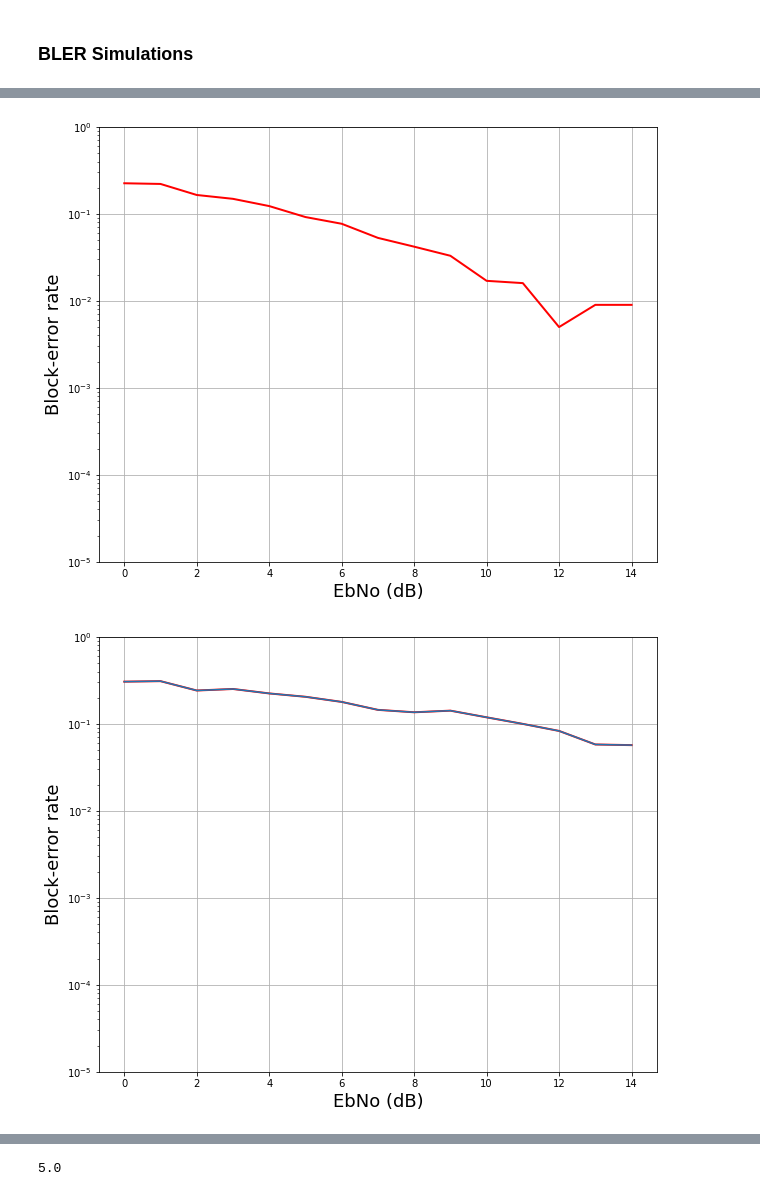
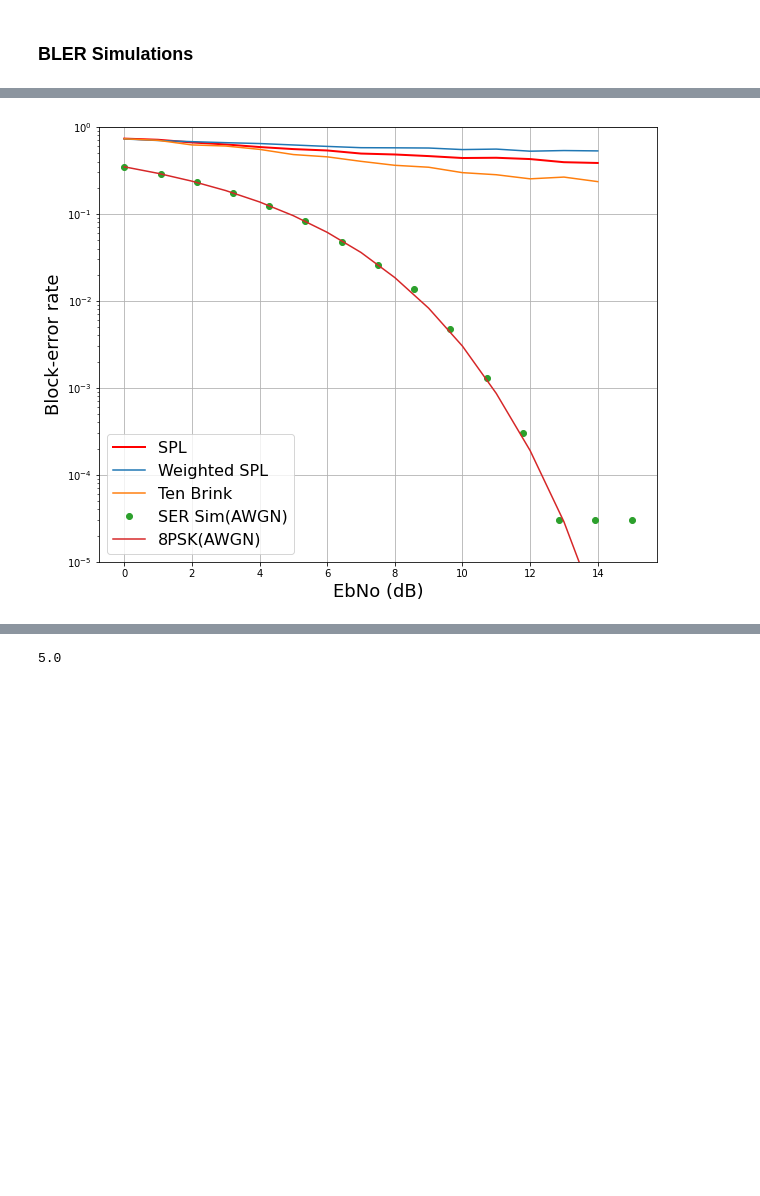
Before and after one commit to neelabhro/Deep-Learning-based-Wireless-Communications, a Jupyter notebook: SPL_uw|SPL_w|TB.ipynb, the cells around one changed output, grey strips where cells are left out. Saved outputs shown, nothing was run; the diff lists cells and outputs as text; code cells hidden in the pictures; blank space fills up the shorter version.

Commit message:
BLER Fixes complete

```diff
--- a/SPL_uw|SPL_w|TB.ipynb
+++ b/SPL_uw|SPL_w|TB.ipynb
@@ -86,5 +86,5 @@ print(s_ind)
 # %%
-k = 3       # Number of information bits per message, i.e., M=2**k
+k = 8       # Number of information bits per message, i.e., M=2**k
 n = 4       # Number of real channel uses per message
 seed = 2    # Seed RNG reproduce identical results
 # %% [markdown]
@@ -420,8 +426,8 @@ class AE(object):
         '''
         BLER = np.zeros_like(ebnodbs)
         for i in range(iterations):
-          for ebnodb in ebnodbs:
-            print(s, batch_size, ebnodb)
+          #for ebnodb in ebnodbs:
+            #print(s, batch_size, ebnodb)
           bler = np.array([self.sess.run(self.vars['bler'],
                             feed_dict=self.gen_e2e_feed_dict(batch_size, np.transpose(np.tile(np.ones(1000)*ebnodb, (2,2,1))), s, lr=0)) for ebnodb in ebnodbs])
 
@@ -753,8 +759,8 @@ class AE_Weighted(object):
         '''
         BLER = np.zeros_like(ebnodbs)
         for i in range(iterations):
-          for ebnodb in ebnodbs:
-            print(s, batch_size, ebnodb)
+          #for ebnodb in ebnodbs:
+            #print(s, batch_size, ebnodb)
           bler = np.array([self.sess.run(self.vars['bler'],
                             feed_dict=self.gen_e2e_feed_dict(batch_size, np.transpose(np.tile(np.ones(1000)*ebnodb, (2,2,1))), s, lr=0)) for ebnodb in ebnodbs])
 
@@ -1070,8 +1076,8 @@ class AE_Tb(object):
         '''
         BLER = np.zeros_like(ebnodbs)
         for i in range(iterations):
-          for ebnodb in ebnodbs:
-            print(s, batch_size, ebnodb)
+          #for ebnodb in ebnodbs:
+            #print(s, batch_size, ebnodb)
           bler = np.array([self.sess.run(self.vars['bler'],
                             feed_dict=self.gen_e2e_feed_dict(batch_size, np.transpose(np.tile(np.ones(1000)*ebnodb, (2,2,1))), s, lr=0)) for ebnodb in ebnodbs])
 
@@ -1517,11 +1525,11 @@ BLER_8PSK = [0.3478959, 0.2926128, 0.2378847, 0.1854187, 0.1372344, 0.0953536, 0
 blers = ae.bler_sim1(s, ebnodbs, 1000000, 1);
 ae.plot_bler(ebnodbs, blers);
 blers_w = ae_Weighted.bler_sim1(s, ebnodbs, 1000000, 1);
-ae_Weighted.plot_bler(ebnodbs, blers_w);
+#ae_Weighted.plot_bler(ebnodbs, blers_w);
 plt.plot(ebnodbs, blers_w)
 
 blers_Tb = ae_Tb.bler_sim1(s,ebnodbs, 1000000, 1);
-ae_Tb.plot_bler(ebnodbs, blers_Tb);
+#ae_Tb.plot_bler(ebnodbs, blers_Tb);
 plt.plot(ebnodbs, blers_Tb)
 
 plt.semilogy(snr_db,ser,'o')
@@ -1548,2 +1539 @@ plt.legend(['SPL', 'Weighted SPL', 'Ten Brink', 'SER Sim(AWGN)', '8PSK(AWGN)'],
-[figure, old version]
+[figure, new version]
-[figure, removed]
```
Also changed, not shown: parts of 12 cells of this notebook.
